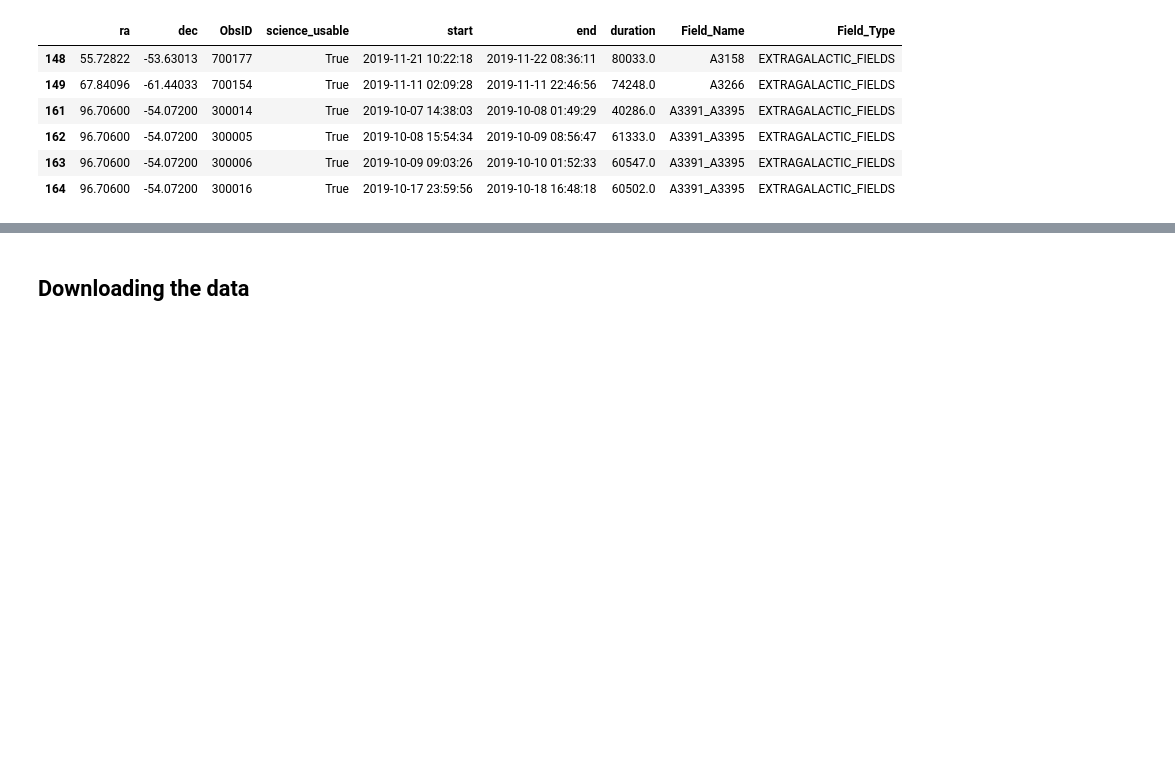
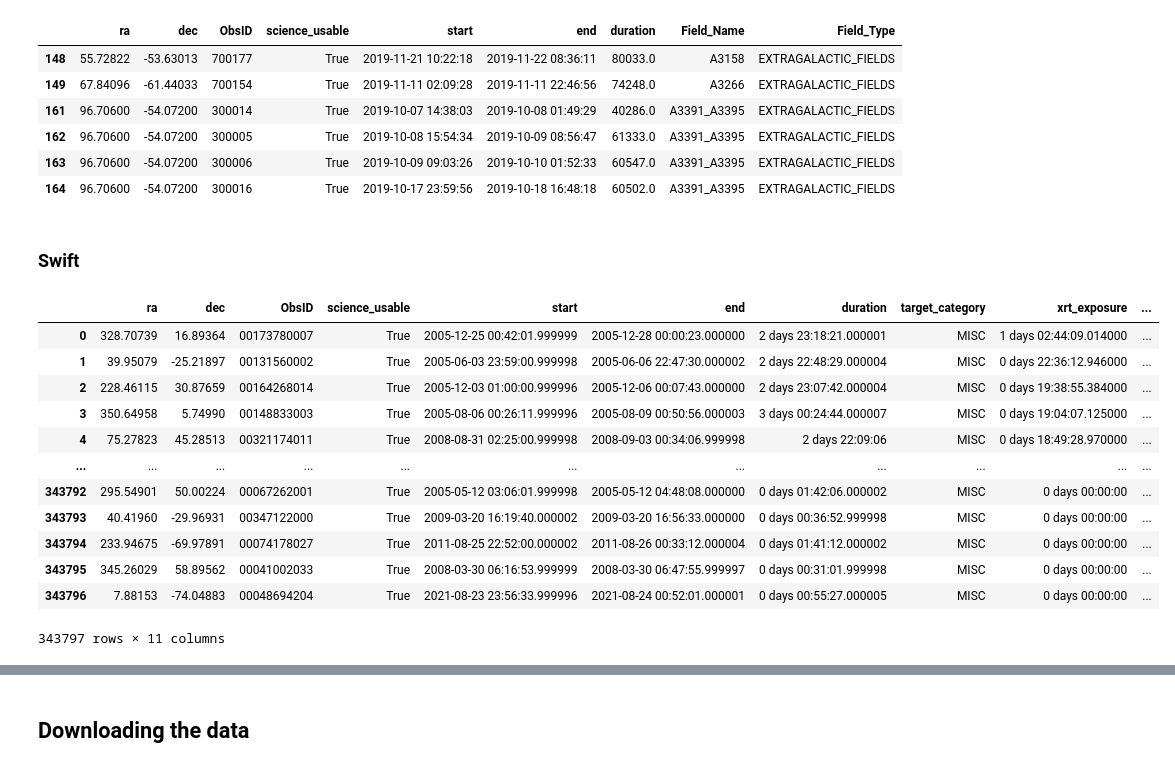
Before and after one commit to LoVoCCS/X-LoVoCCS-Data, a Jupyter notebook: notebooks/download_process_xray_data.ipynb, the cells around one changed output, grey strips where cells are left out. Saved outputs shown, nothing was run; the diff lists cells and outputs as text; code cells hidden in the pictures; blank space fills up the shorter version.

```diff
--- a/notebooks/download_process_xray_data.ipynb
+++ b/notebooks/download_process_xray_data.ipynb
@@ -384,3 +390,22 @@ er.filtered_obs_info
 | 162 | 96.70600 | -54.07200 | 300005 | True | 2019-10-08 15:54:34 | 2019-10-09 08:56:47 | 61333.0 | A3391_A3395 | EXTRAGALACTIC_FIELDS |
 | 163 | 96.70600 | -54.07200 | 300006 | True | 2019-10-09 09:03:26 | 2019-10-10 01:52:33 | 60547.0 | A3391_A3395 | EXTRAGALACTIC_FIELDS |
 | 164 | 96.70600 | -54.07200 | 300016 | True | 2019-10-17 23:59:56 | 2019-10-18 16:48:18 | 60502.0 | A3391_A3395 | EXTRAGALACTIC_FIELDS |
+# %% [markdown]
+### Swift
+# %%
+sw = Swift()
+sw.all_obs_info
+# %% [output]
+|  | ra | dec | ObsID | science_usable | start | end | duration | target_category | xrt_exposure | ... |
+| 0 | 328.70739 | 16.89364 | 00173780007 | True | 2005-12-25 00:42:01.999999 | 2005-12-28 00:00:23.000000 | 2 days 23:18:21.000001 | MISC | 1 days 02:44:09.014000 | ... |
+| 1 | 39.95079 | -25.21897 | 00131560002 | True | 2005-06-03 23:59:00.999998 | 2005-06-06 22:47:30.000002 | 2 days 22:48:29.000004 | MISC | 0 days 22:36:12.946000 | ... |
+| 2 | 228.46115 | 30.87659 | 00164268014 | True | 2005-12-03 01:00:00.999996 | 2005-12-06 00:07:43.000000 | 2 days 23:07:42.000004 | MISC | 0 days 19:38:55.384000 | ... |
+| 3 | 350.64958 | 5.74990 | 00148833003 | True | 2005-08-06 00:26:11.999996 | 2005-08-09 00:50:56.000003 | 3 days 00:24:44.000007 | MISC | 0 days 19:04:07.125000 | ... |
+| 4 | 75.27823 | 45.28513 | 00321174011 | True | 2008-08-31 02:25:00.999998 | 2008-09-03 00:34:06.999998 | 2 days 22:09:06 | MISC | 0 days 18:49:28.970000 | ... |
+| ... | ... | ... | ... | ... | ... | ... | ... | ... | ... | ... |
+| 343792 | 295.54901 | 50.00224 | 00067262001 | True | 2005-05-12 03:06:01.999998 | 2005-05-12 04:48:08.000000 | 0 days 01:42:06.000002 | MISC | 0 days 00:00:00 | ... |
+| 343793 | 40.41960 | -29.96931 | 00347122000 | True | 2009-03-20 16:19:40.000002 | 2009-03-20 16:56:33.000000 | 0 days 00:36:52.999998 | MISC | 0 days 00:00:00 | ... |
+| 343794 | 233.94675 | -69.97891 | 00074178027 | True | 2011-08-25 22:52:00.000002 | 2011-08-26 00:33:12.000004 | 0 days 01:41:12.000002 | MISC | 0 days 00:00:00 | ... |
+| 343795 | 345.26029 | 58.89562 | 00041002033 | True | 2008-03-30 06:16:53.999999 | 2008-03-30 06:47:55.999997 | 0 days 00:31:01.999998 | MISC | 0 days 00:00:00 | ... |
+| 343796 | 7.88153 | -74.04883 | 00048694204 | True | 2021-08-23 23:56:33.999996 | 2021-08-24 00:52:01.000001 | 0 days 00:55:27.000005 | MISC | 0 days 00:00:00 | ... |
+343797 rows × 11 columns
```
Also changed, not shown: parts of 29 cells of this notebook.
